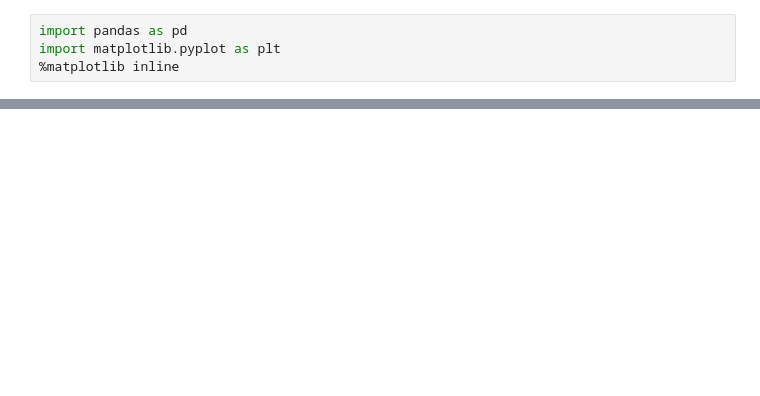
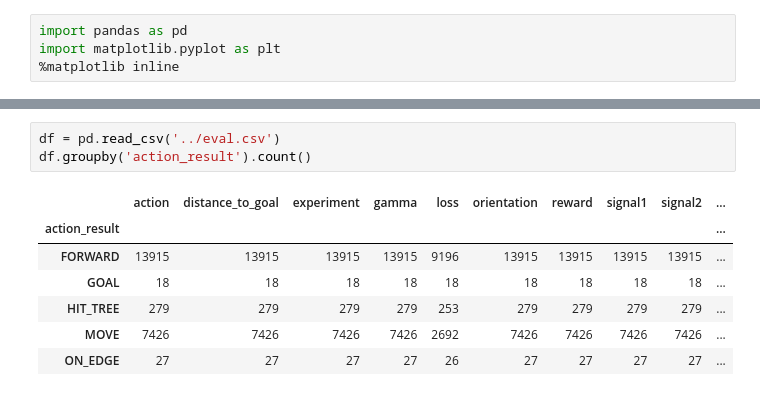
Before and after one commit to iknow1988/MAMIF, a Jupyter notebook: bat_simulation/notebooks/Eval.ipynb, the cells around one changed output, grey strips where cells are left out. Saved outputs shown, nothing was run; the diff lists cells and outputs as text; blank space fills up the shorter version.

```diff
--- a/bat_simulation/notebooks/Eval.ipynb
+++ b/bat_simulation/notebooks/Eval.ipynb
@@ -18,0 +38,11 @@ df.groupby('action_result').count()
+# %%
+df = pd.read_csv('../eval.csv')
+df.groupby('action_result').count()
+# %% [output]
+|  | action | distance_to_goal | experiment | gamma | loss | orientation | reward | signal1 | signal2 | ... |
+| action_result |  |  |  |  |  |  |  |  |  | ... |
+| FORWARD | 13915 | 13915 | 13915 | 13915 | 9196 | 13915 | 13915 | 13915 | 13915 | ... |
+| GOAL | 18 | 18 | 18 | 18 | 18 | 18 | 18 | 18 | 18 | ... |
+| HIT_TREE | 279 | 279 | 279 | 279 | 253 | 279 | 279 | 279 | 279 | ... |
+| MOVE | 7426 | 7426 | 7426 | 7426 | 2692 | 7426 | 7426 | 7426 | 7426 | ... |
+| ON_EDGE | 27 | 27 | 27 | 27 | 26 | 27 | 27 | 27 | 27 | ... |
```
Also changed, not shown: parts of 2 cells of this notebook, 13 other files.
